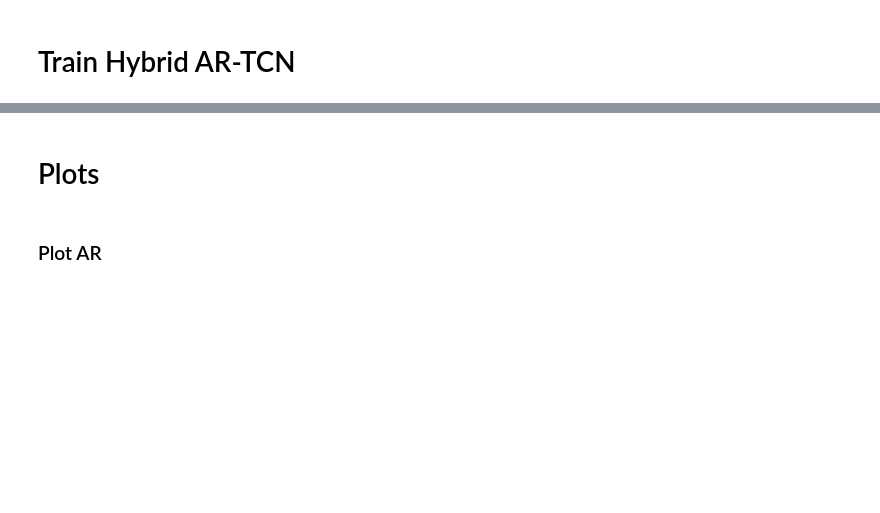
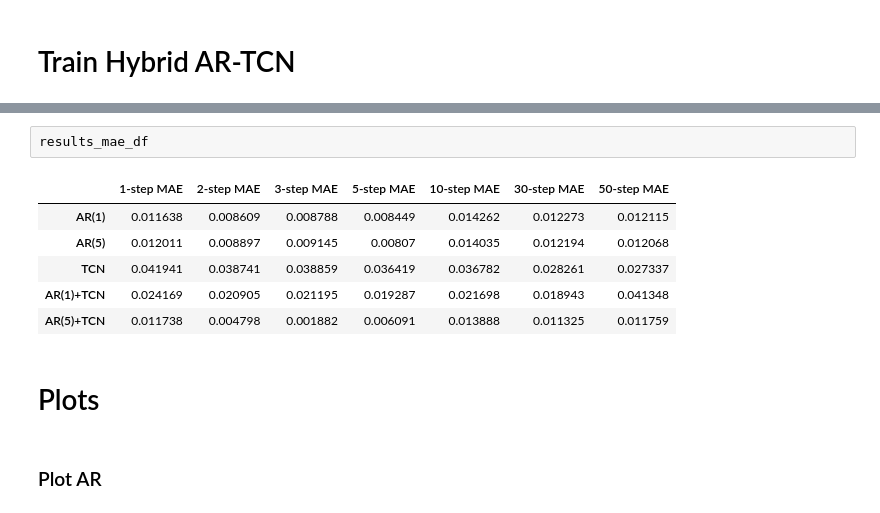
Before and after one commit to vmpierluisi/hybrid-ts, a Jupyter notebook: notebooks/hybrid_ts.ipynb, the cells around one changed output, grey strips where cells are left out. Drawn from its saved outputs; the diff is of its cells as text; blank space fills up the shorter version.

```diff
--- a/notebooks/hybrid_ts.ipynb
+++ b/notebooks/hybrid_ts.ipynb
@@ -423,3 +380,12 @@ MAE Hybrid AR(5) + TCN (L + N):            0.015715
+# %%
+results_mae_df
+# %% [output]
+|  | 1-step MAE | 2-step MAE | 3-step MAE | 5-step MAE | 10-step MAE | 30-step MAE | 50-step MAE |
+| AR(1) | 0.011638 | 0.008609 | 0.008788 | 0.008449 | 0.014262 | 0.012273 | 0.012115 |
+| AR(5) | 0.012011 | 0.008897 | 0.009145 | 0.00807 | 0.014035 | 0.012194 | 0.012068 |
+| TCN | 0.041941 | 0.038741 | 0.038859 | 0.036419 | 0.036782 | 0.028261 | 0.027337 |
+| AR(1)+TCN | 0.024169 | 0.020905 | 0.021195 | 0.019287 | 0.021698 | 0.018943 | 0.041348 |
+| AR(5)+TCN | 0.011738 | 0.004798 | 0.001882 | 0.006091 | 0.013888 | 0.011325 | 0.011759 |
 # %% [markdown]
 # Plots
 # %% [markdown]
```
Also changed, not shown: parts of 16 cells of this notebook, 9 other files.
